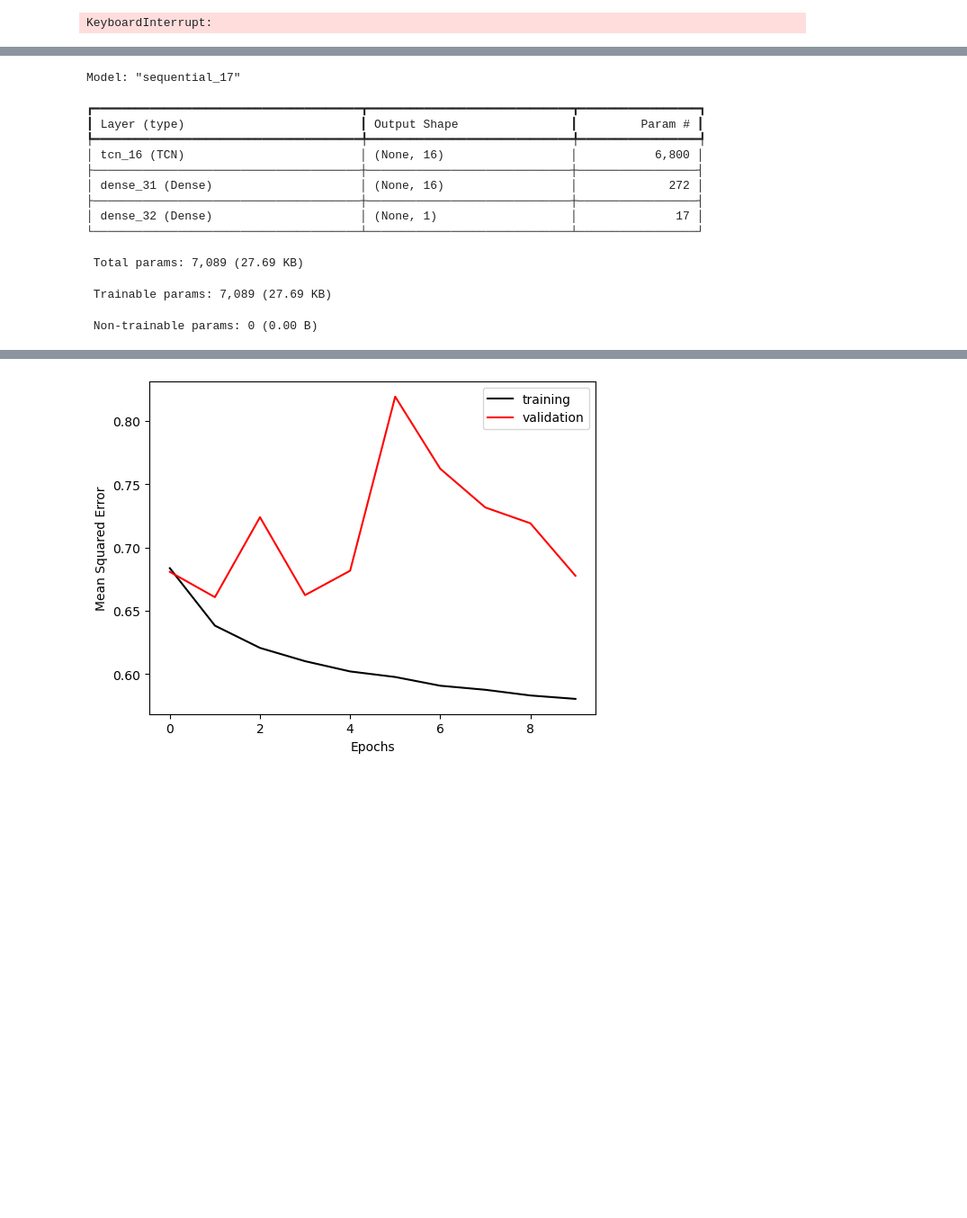
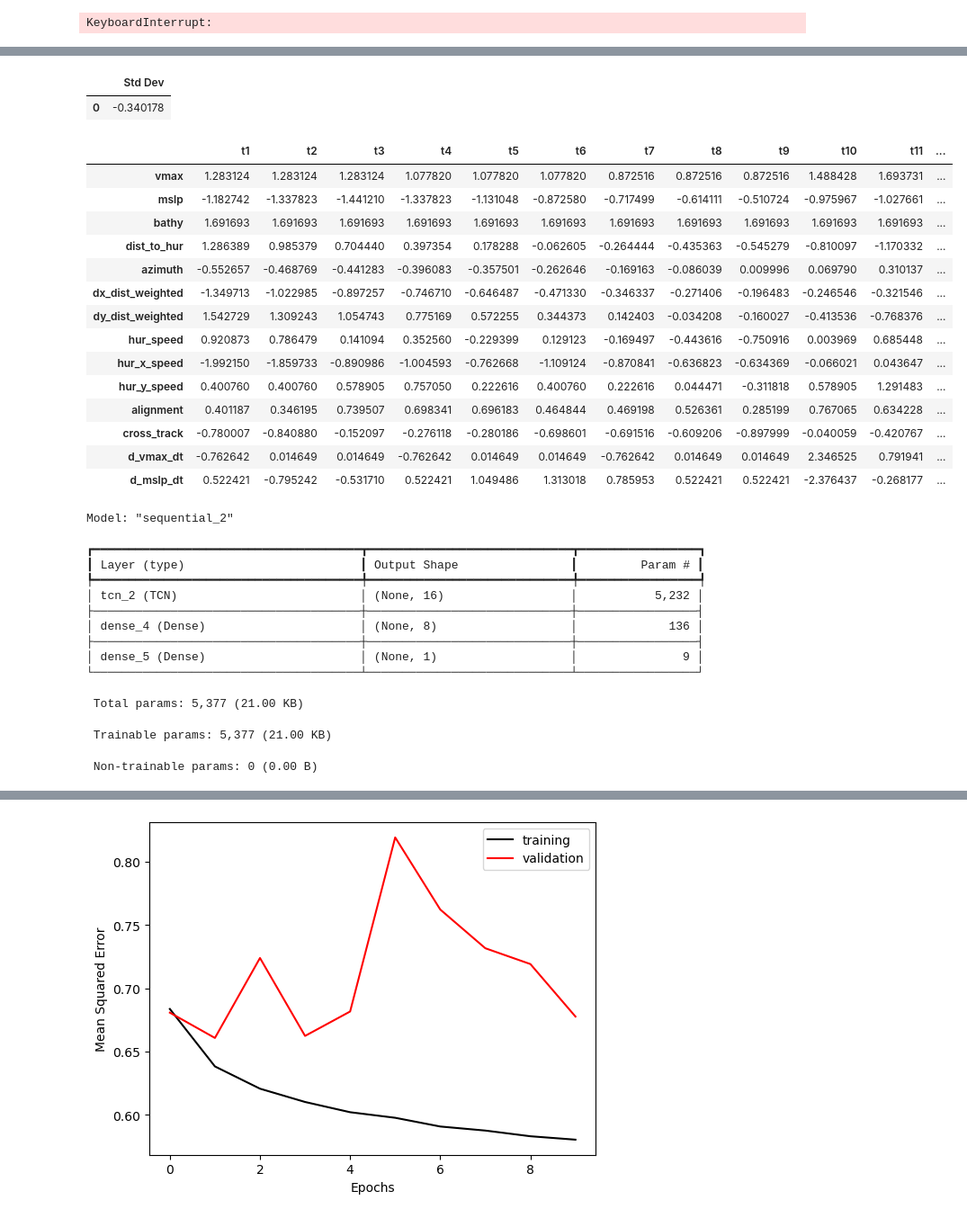
Before and after one commit to qhsimmons/CORA_AOSC650, a Jupyter notebook: Collect_Raw_Data.ipynb, the cells around one changed output, grey strips where cells are left out. Shown at 90% size. Cells and saved outputs as stored; diff of their text form; code cells hidden in the pictures; blank space fills up the shorter version.

```diff
--- a/Collect_Raw_Data.ipynb
+++ b/Collect_Raw_Data.ipynb
@@ -966,7 +966,7 @@ def build_tcn_dataset(
     subset_ds = ds.sel(storm=list(storm_ids))
     subset_ds = subset_ds.isel(time=slice(0, sequence_length))
 
-    drop_vars = ["type", "wmo_basin"]
+    drop_vars = ["type", "wmo_basin", "lat", "lon", "hur_lat", "hur_lon", "dx", "dy"]
     subset_ds = subset_ds.drop_vars([v for v in drop_vars if v in subset_ds])
 
     excluded = {target_var, "zeta_std_dev"}
@@ -1257,3 +1307,44 @@ X_train_scaled, y_train_scaled, X_val_scaled, y_val_scaled, X_test_scaled, y_tes
+# %%
+sample = pd.DataFrame({
+    "t1": X_train_scaled[0][0],
+    "t2": X_train_scaled[0][1],
+    "t3": X_train_scaled[0][2],
+    "t4": X_train_scaled[0][3],
+    "t5": X_train_scaled[0][4],
+    "t6": X_train_scaled[0][5],
+    "t7": X_train_scaled[0][6],
+    "t8": X_train_scaled[0][7],
+    "t9": X_train_scaled[0][8],
+    "t10": X_train_scaled[0][9],
+    "t11": X_train_scaled[0][10],
+    "t12": X_train_scaled[0][11],
+    "t13": X_train_scaled[0][12]
+},  index=["vmax", "mslp", "bathy", "dist_to_hur", "azimuth", "dx_dist_weighted", "dy_dist_weighted", "hur_speed", "hur_x_speed", "hur_y_speed", "alignment", "cross_track", "d_vmax_dt", "d_mslp_dt"])
+# %%
+new_row = pd.DataFrame({'Std Dev': y_train_scaled[0]})
+sample = pd.concat([sample, new_row])
+new_row
+# %% [output]
+|  | Std Dev |
+| 0 | -0.340178 |
+# %%
+sample
+# %% [output]
+|  | t1 | t2 | t3 | t4 | t5 | t6 | t7 | t8 | t9 | t10 | t11 | ... |
+| vmax | 1.283124 | 1.283124 | 1.283124 | 1.077820 | 1.077820 | 1.077820 | 0.872516 | 0.872516 | 0.872516 | 1.488428 | 1.693731 | ... |
+| mslp | -1.182742 | -1.337823 | -1.441210 | -1.337823 | -1.131048 | -0.872580 | -0.717499 | -0.614111 | -0.510724 | -0.975967 | -1.027661 | ... |
+| bathy | 1.691693 | 1.691693 | 1.691693 | 1.691693 | 1.691693 | 1.691693 | 1.691693 | 1.691693 | 1.691693 | 1.691693 | 1.691693 | ... |
+| dist_to_hur | 1.286389 | 0.985379 | 0.704440 | 0.397354 | 0.178288 | -0.062605 | -0.264444 | -0.435363 | -0.545279 | -0.810097 | -1.170332 | ... |
+| azimuth | -0.552657 | -0.468769 | -0.441283 | -0.396083 | -0.357501 | -0.262646 | -0.169163 | -0.086039 | 0.009996 | 0.069790 | 0.310137 | ... |
+| dx_dist_weighted | -1.349713 | -1.022985 | -0.897257 | -0.746710 | -0.646487 | -0.471330 | -0.346337 | -0.271406 | -0.196483 | -0.246546 | -0.321546 | ... |
+| dy_dist_weighted | 1.542729 | 1.309243 | 1.054743 | 0.775169 | 0.572255 | 0.344373 | 0.142403 | -0.034208 | -0.160027 | -0.413536 | -0.768376 | ... |
+| hur_speed | 0.920873 | 0.786479 | 0.141094 | 0.352560 | -0.229399 | 0.129123 | -0.169497 | -0.443616 | -0.750916 | 0.003969 | 0.685448 | ... |
+| hur_x_speed | -1.992150 | -1.859733 | -0.890986 | -1.004593 | -0.762668 | -1.109124 | -0.870841 | -0.636823 | -0.634369 | -0.066021 | 0.043647 | ... |
+| hur_y_speed | 0.400760 | 0.400760 | 0.578905 | 0.757050 | 0.222616 | 0.400760 | 0.222616 | 0.044471 | -0.311818 | 0.578905 | 1.291483 | ... |
+| alignment | 0.401187 | 0.346195 | 0.739507 | 0.698341 | 0.696183 | 0.464844 | 0.469198 | 0.526361 | 0.285199 | 0.767065 | 0.634228 | ... |
+| cross_track | -0.780007 | -0.840880 | -0.152097 | -0.276118 | -0.280186 | -0.698601 | -0.691516 | -0.609206 | -0.897999 | -0.040059 | -0.420767 | ... |
+| d_vmax_dt | -0.762642 | 0.014649 | 0.014649 | -0.762642 | 0.014649 | 0.014649 | -0.762642 | 0.014649 | 0.014649 | 2.346525 | 0.791941 | ... |
+| d_mslp_dt | 0.522421 | -0.795242 | -0.531710 | 0.522421 | 1.049486 | 1.313018 | 0.785953 | 0.522421 | 0.522421 | -2.376437 | -0.268177 | ... |
 # %%
 np.save("./ML Ready data/v1_4_9_26/X_train.npy", X_train_scaled)
 np.save("./ML Ready data/v1_4_9_26/X_test.npy", X_test_scaled)
@@ -1293,16 +1362,16 @@ model.add(Input(shape=(X_train_scaled.shape[1], X_train_scaled.shape[2])))
 model.add(TCN(
     nb_filters=16,
     kernel_size=3,
-    dilations=[1, 2, 4, 8],
+    dilations=[1, 2, 4],
     dropout_rate = 0.1,
     return_sequences=False,
     padding="causal",
     use_skip_connections=True,
-    activation="tanh"
+    activation="relu"
 ))
 
 #Dense output layers
-model.add(Dense(16, activation="tanh"))
+model.add(Dense(8, activation="relu"))
 model.add(Dense(1, activation="linear"))
 
 model.compile(
@@ -1313,18 +1382,18 @@ model.compile(
 
 model.summary()
 # %% [output]
-Model: "sequential_17"
+Model: "sequential_2"
 ┏━━━━━━━━━━━━━━━━━━━━━━━━━━━━━━━━━━━━━━┳━━━━━━━━━━━━━━━━━━━━━━━━━━━━━┳━━━━━━━━━━━━━━━━━┓
 ┃ Layer (type)                         ┃ Output Shape                ┃         Param # ┃
 ┡━━━━━━━━━━━━━━━━━━━━━━━━━━━━━━━━━━━━━━╇━━━━━━━━━━━━━━━━━━━━━━━━━━━━━╇━━━━━━━━━━━━━━━━━┩
-│ tcn_16 (TCN)                         │ (None, 16)                  │           6,800 │
+│ tcn_2 (TCN)                          │ (None, 16)                  │           5,232 │
 ├──────────────────────────────────────┼─────────────────────────────┼─────────────────┤
-│ dense_31 (Dense)                     │ (None, 16)                  │             272 │
+│ dense_4 (Dense)                      │ (None, 8)                   │             136 │
 ├──────────────────────────────────────┼─────────────────────────────┼─────────────────┤
-│ dense_32 (Dense)                     │ (None, 1)                   │              17 │
+│ dense_5 (Dense)                      │ (None, 1)                   │               9 │
 └──────────────────────────────────────┴─────────────────────────────┴─────────────────┘
- Total params: 7,089 (27.69 KB)
+ Total params: 5,377 (21.00 KB)
- Trainable params: 7,089 (27.69 KB)
+ Trainable params: 5,377 (21.00 KB)
  Non-trainable params: 0 (0.00 B)
 # %%
 history = model.fit(
```
Also changed, not shown: parts of 9 cells of this notebook.
